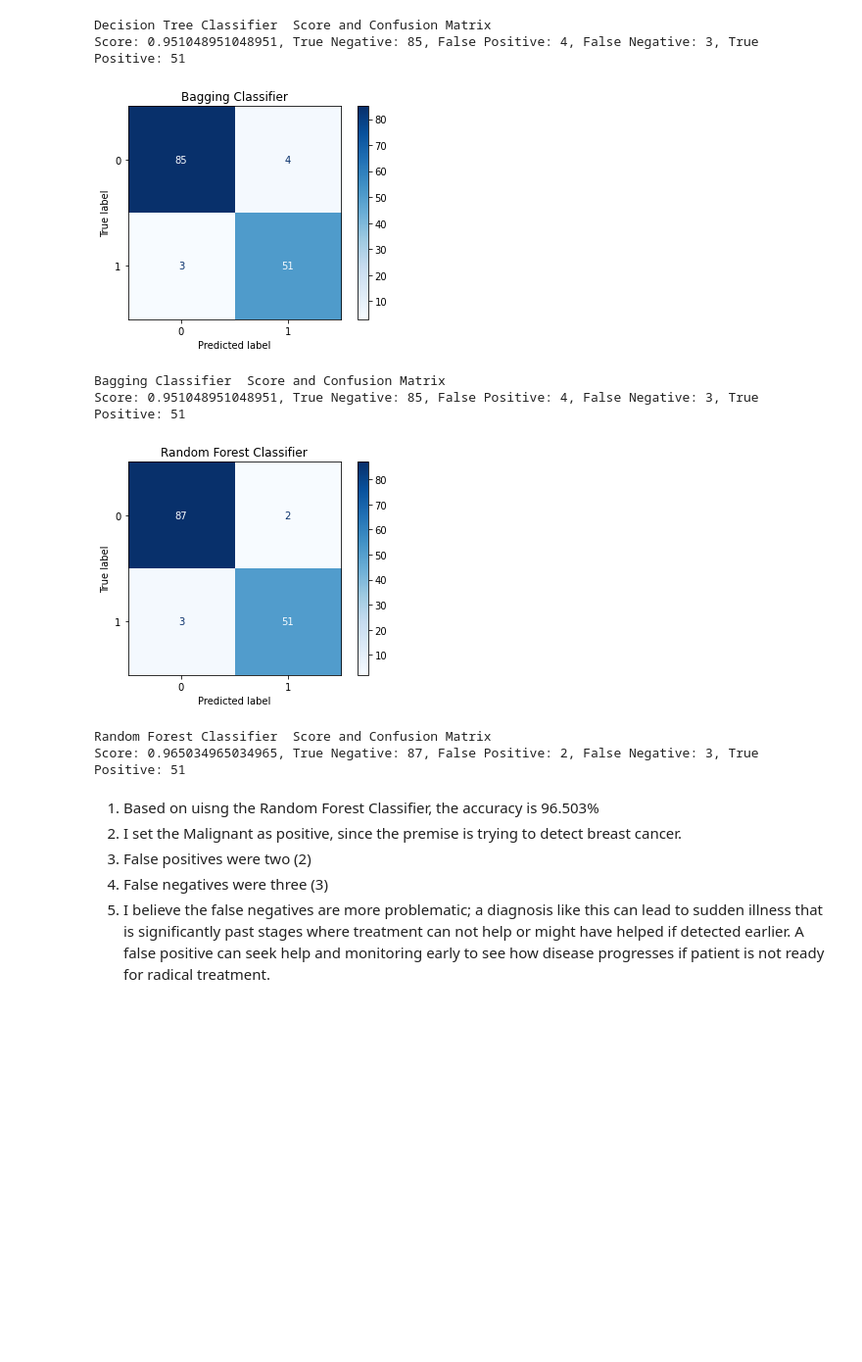
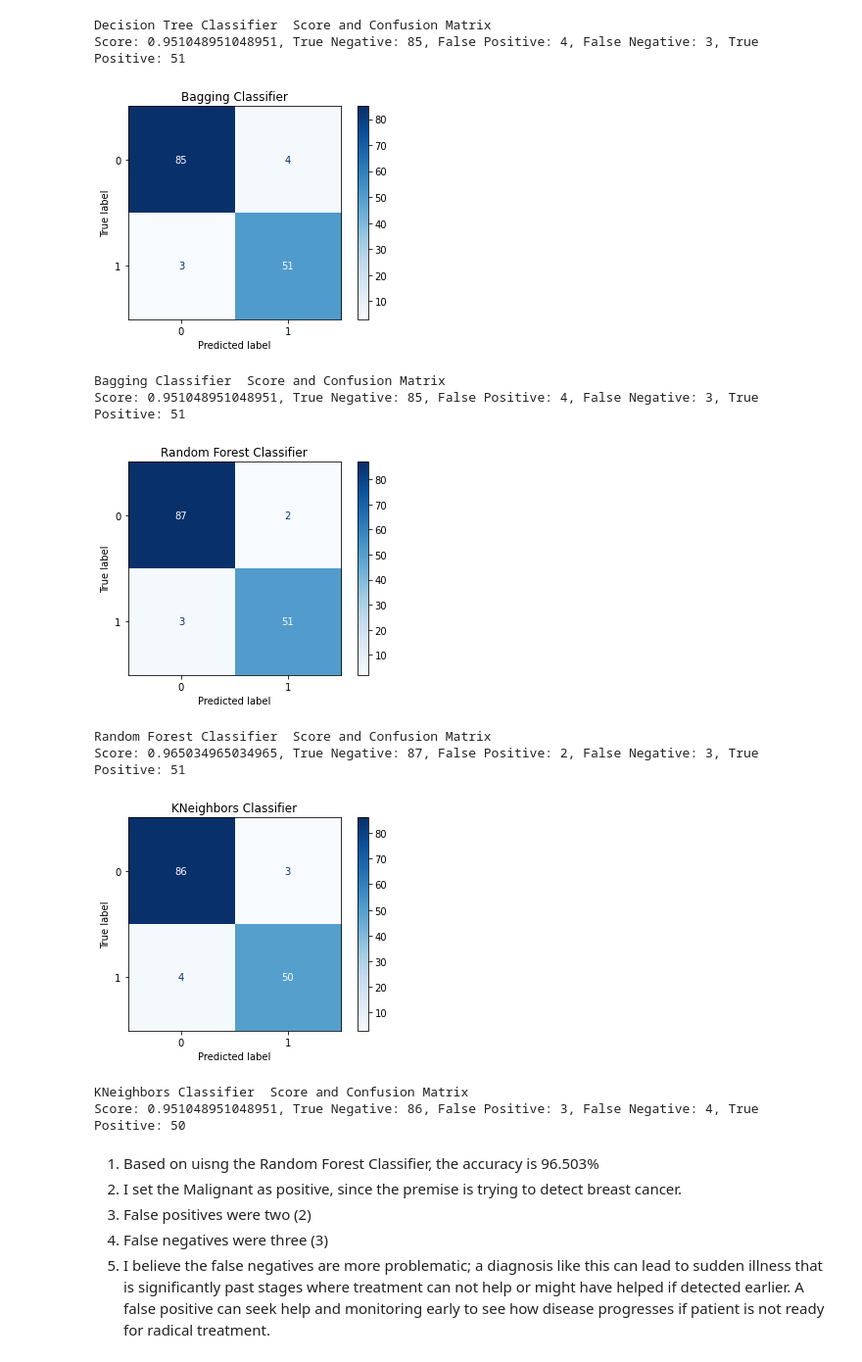
Before and after one commit to michaelakinosho/codingdojo, a Jupyter notebook: data-science-assignments/07 - Logistic Regression Regularization/Confusion_Matrix_Exercise.ipynb, the cells around one changed output. Shown at 98% size. Drawn from its saved outputs; the diff is of its cells as text; code cells hidden in the pictures; blank space fills up the shorter version.

Commit message:
minor updates
Classification models and Confusion Matrix

```diff
--- a/data-science-assignments/07 - Logistic Regression Regularization/Confusion_Matrix_Exercise.ipynb
+++ b/data-science-assignments/07 - Logistic Regression Regularization/Confusion_Matrix_Exercise.ipynb
@@ -75,25 +89,32 @@ def cal_confusion_matrix(my_title, reg_type, X_train, X_test, y_train, y_test):
 # %%
 my_classifier = DecisionTreeClassifier(random_state = rs_num)
 my_title = "Decision Tree Classifier"
 cal_confusion_matrix(my_title, my_classifier, X_train, X_test, y_train, y_test)
 
 my_classifier = BaggingClassifier(random_state = rs_num)
 my_title = "Bagging Classifier"
 cal_confusion_matrix(my_title, my_classifier, X_train, X_test, y_train, y_test)
 
 my_classifier = RandomForestClassifier(random_state = rs_num)
 my_title = "Random Forest Classifier"
 cal_confusion_matrix(my_title, my_classifier, X_train, X_test, y_train, y_test)
+
+my_classifier = KNeighborsClassifier(n_neighbors = 1)
+my_title = "KNeighbors Classifier"
+cal_confusion_matrix(my_title, my_classifier, X_train, X_test, y_train, y_test)
 # %% [output]
 [figure]
 Decision Tree Classifier  Score and Confusion Matrix
 Score: 0.951048951048951, True Negative: 85, False Positive: 4, False Negative: 3, True Positive: 51
 [figure]
 Bagging Classifier  Score and Confusion Matrix
 Score: 0.951048951048951, True Negative: 85, False Positive: 4, False Negative: 3, True Positive: 51
 [figure]
 Random Forest Classifier  Score and Confusion Matrix
 Score: 0.965034965034965, True Negative: 87, False Positive: 2, False Negative: 3, True Positive: 51
+[figure, added]
+KNeighbors Classifier  Score and Confusion Matrix
+Score: 0.951048951048951, True Negative: 86, False Positive: 3, False Negative: 4, True Positive: 50
 # %% [markdown]
 1.   Based on uisng the Random Forest Classifier, the accuracy is 96.503%
 2.   I set the Malignant as positive, since the premise is trying to detect breast cancer.
```
Also changed, not shown: parts of 4 cells of this notebook, 1 other file.
